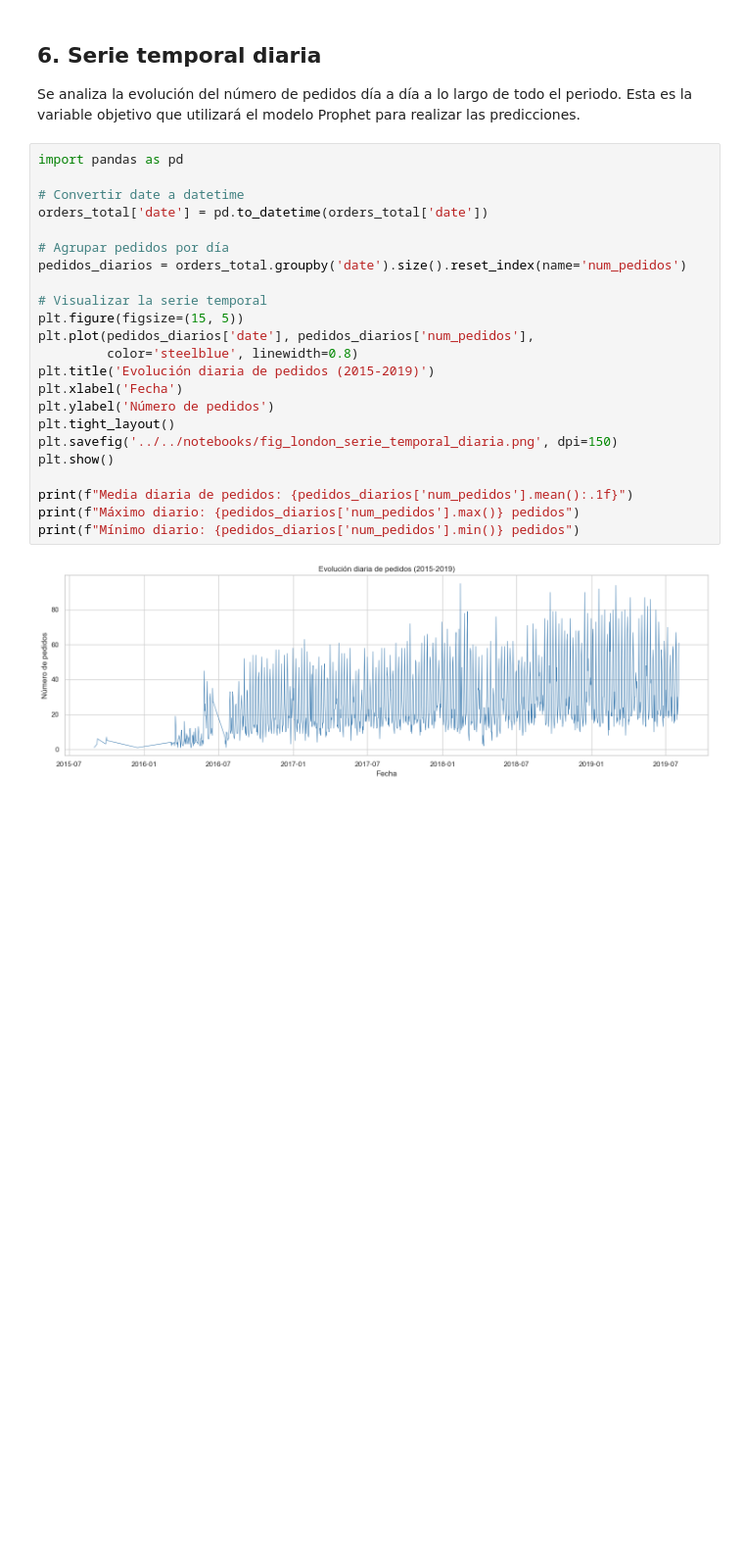
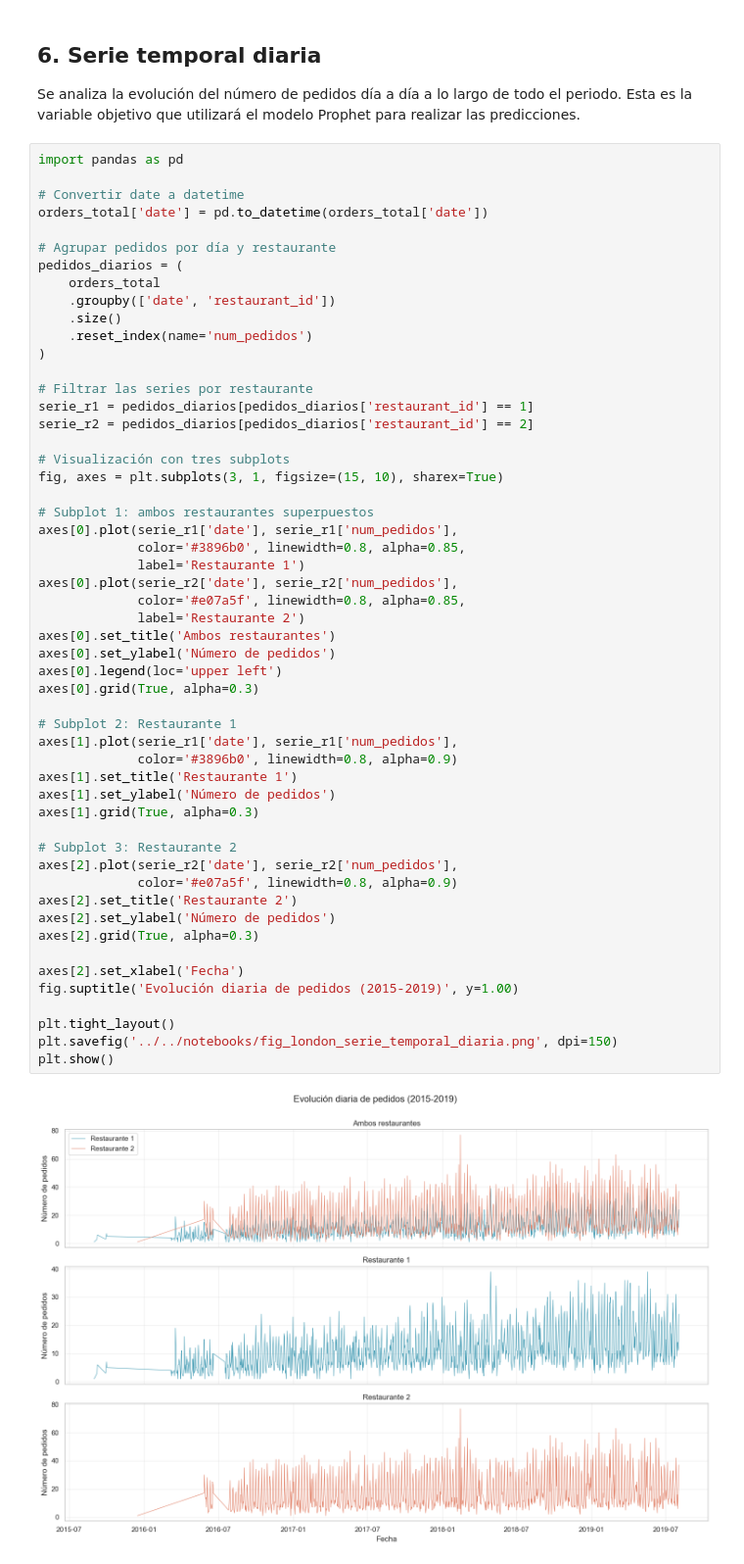
Before and after one commit to mjaalzago/TFG-prediccion-demanda, a Jupyter notebook: notebooks/00_seleccion_dataset/00_EDA_seleccion_london_indian_takeaway.ipynb, the cells around one changed output. Shown at 98% size. Saved outputs shown, nothing was run; the diff lists cells and outputs as text; blank space fills up the shorter version.

```diff
--- a/notebooks/00_seleccion_dataset/00_EDA_seleccion_london_indian_takeaway.ipynb
+++ b/notebooks/00_seleccion_dataset/00_EDA_seleccion_london_indian_takeaway.ipynb
@@ -298,25 +363,55 @@ modelo Prophet para realizar las predicciones.
 # %%
 import pandas as pd
 
 # Convertir date a datetime
 orders_total['date'] = pd.to_datetime(orders_total['date'])
 
-# Agrupar pedidos por día
-pedidos_diarios = orders_total.groupby('date').size().reset_index(name='num_pedidos')
+# Agrupar pedidos por día y restaurante
+pedidos_diarios = (
+    orders_total
+    .groupby(['date', 'restaurant_id'])
+    .size()
+    .reset_index(name='num_pedidos')
+)
 
-# Visualizar la serie temporal
-plt.figure(figsize=(15, 5))
-plt.plot(pedidos_diarios['date'], pedidos_diarios['num_pedidos'],
-         color='steelblue', linewidth=0.8)
-plt.title('Evolución diaria de pedidos (2015-2019)')
-plt.xlabel('Fecha')
-plt.ylabel('Número de pedidos')
+# Filtrar las series por restaurante
+serie_r1 = pedidos_diarios[pedidos_diarios['restaurant_id'] == 1]
+serie_r2 = pedidos_diarios[pedidos_diarios['restaurant_id'] == 2]
+
+# Visualización con tres subplots
+fig, axes = plt.subplots(3, 1, figsize=(15, 10), sharex=True)
+
+# Subplot 1: ambos restaurantes superpuestos
+axes[0].plot(serie_r1['date'], serie_r1['num_pedidos'],
+             color='#3896b0', linewidth=0.8, alpha=0.85,
+             label='Restaurante 1')
+axes[0].plot(serie_r2['date'], serie_r2['num_pedidos'],
+             color='#e07a5f', linewidth=0.8, alpha=0.85,
+             label='Restaurante 2')
+axes[0].set_title('Ambos restaurantes')
+axes[0].set_ylabel('Número de pedidos')
+axes[0].legend(loc='upper left')
+axes[0].grid(True, alpha=0.3)
+
+# Subplot 2: Restaurante 1
+axes[1].plot(serie_r1['date'], serie_r1['num_pedidos'],
+             color='#3896b0', linewidth=0.8, alpha=0.9)
+axes[1].set_title('Restaurante 1')
+axes[1].set_ylabel('Número de pedidos')
+axes[1].grid(True, alpha=0.3)
+
+# Subplot 3: Restaurante 2
+axes[2].plot(serie_r2['date'], serie_r2['num_pedidos'],
+             color='#e07a5f', linewidth=0.8, alpha=0.9)
+axes[2].set_title('Restaurante 2')
+axes[2].set_ylabel('Número de pedidos')
+axes[2].grid(True, alpha=0.3)
+
+axes[2].set_xlabel('Fecha')
+fig.suptitle('Evolución diaria de pedidos (2015-2019)', y=1.00)
+
 plt.tight_layout()
 plt.savefig('../../notebooks/fig_london_serie_temporal_diaria.png', dpi=150)
 plt.show()
-
-print(f"Media diaria de pedidos: {pedidos_diarios['num_pedidos'].mean():.1f}")
-print(f"Máximo diario: {pedidos_diarios['num_pedidos'].max()} pedidos")
-print(f"Mínimo diario: {pedidos_diarios['num_pedidos'].min()} pedidos")
 # %% [output]
-[figure, old version]
+[figure, new version]
```
Also changed, not shown: parts of 10 cells of this notebook, 9 other files.
